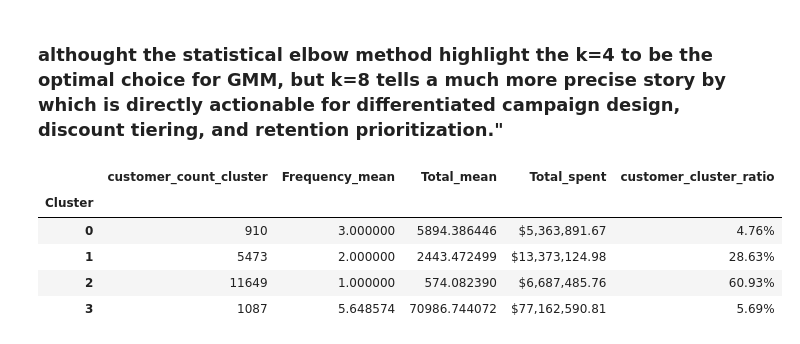
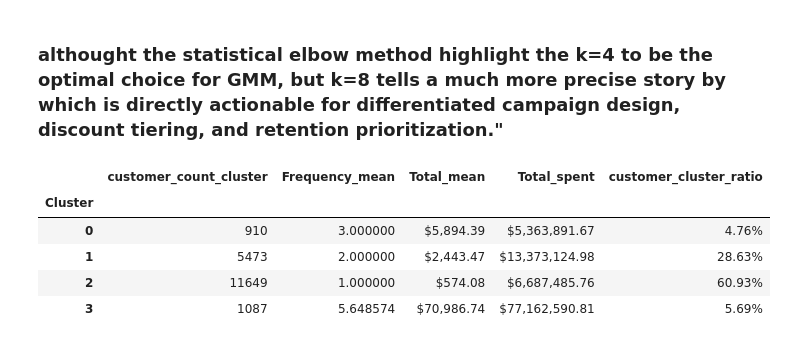
Before and after one commit to AtlasMarbx/AdventureWorks-Data-Migration-and-insight-extraction, a Jupyter notebook: EDA_process.ipynb, the cells around one changed output. Saved outputs shown, nothing was run; the diff lists cells and outputs as text; code cells hidden in the pictures.

```diff
--- a/EDA_process.ipynb
+++ b/EDA_process.ipynb
@@ -1754,33 +1758,39 @@ plt.show()
 # %%
 # restart the notebook environment or comment these two lines before rerunning the cell
 transactions_subset['Transactions_total'] = np.expm1(transactions_subset['Transactions_total'])
 transactions_subset['Transactions_count'] = np.expm1(transactions_subset['Transactions_count'])
 
 transactions_summary = transactions_subset.groupby('Cluster').agg(
     customer_count_cluster=('Cluster', 'count'),
     Frequency_mean=('Transactions_count', 'mean'),
     Total_mean=('Transactions_total', 'mean'),
     Total_spent=('Transactions_total', 'sum')
 )
 
 transactions_summary['customer_cluster_ratio'] = (
     (transactions_summary['customer_count_cluster'] / transactions_summary['customer_count_cluster'].sum()*100)
     .round(2)
     .astype(str) + '%')
 
 transactions_summary['Total_spent'] = (
     (transactions_summary['Total_spent'])
     .map(lambda x: f"${x:,.2f}")
 )
 
+transactions_summary['Total_mean'] = (
+    (transactions_summary['Total_mean'])
+    .map(lambda x: f"${x:,.2f}")
+)
+
+
 transactions_summary
 # %% [output]
 |  | customer_count_cluster | Frequency_mean | Total_mean | Total_spent | customer_cluster_ratio |
 | Cluster |  |  |  |  |  |
-| 0 | 910 | 3.000000 | 5894.386446 | $5,363,891.67 | 4.76% |
-| 1 | 5473 | 2.000000 | 2443.472499 | $13,373,124.98 | 28.63% |
-| 2 | 11649 | 1.000000 | 574.082390 | $6,687,485.76 | 60.93% |
-| 3 | 1087 | 5.648574 | 70986.744072 | $77,162,590.81 | 5.69% |
+| 0 | 910 | 3.000000 | $5,894.39 | $5,363,891.67 | 4.76% |
+| 1 | 5473 | 2.000000 | $2,443.47 | $13,373,124.98 | 28.63% |
+| 2 | 11649 | 1.000000 | $574.08 | $6,687,485.76 | 60.93% |
+| 3 | 1087 | 5.648574 | $70,986.74 | $77,162,590.81 | 5.69% |
 # %%
 # a clustering algorithm which train on mixed data types in a dataset (e.g, int and categorical)
 from kmodes.kprototypes import KPrototypes
```
Also changed, not shown: parts of 11 cells of this notebook.
